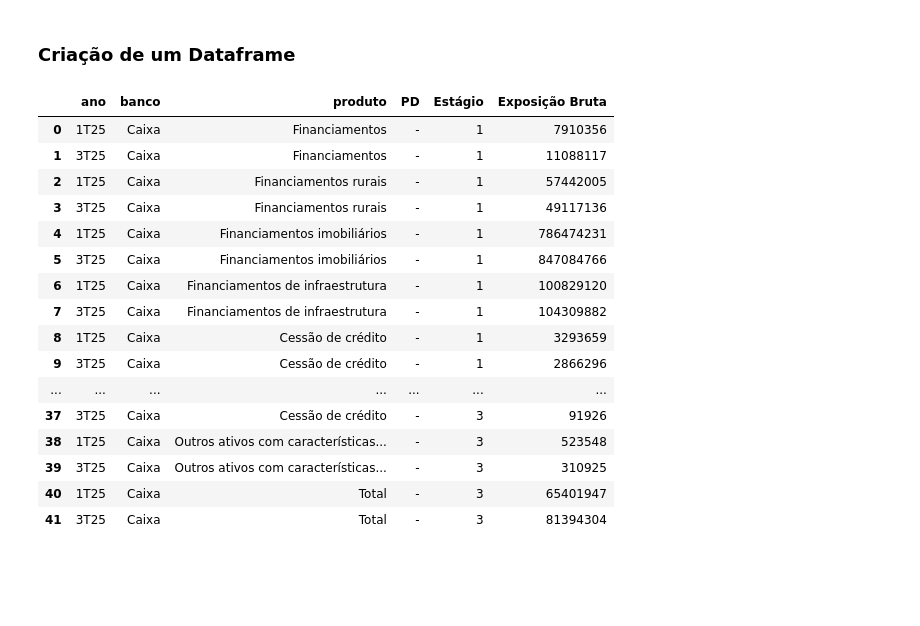
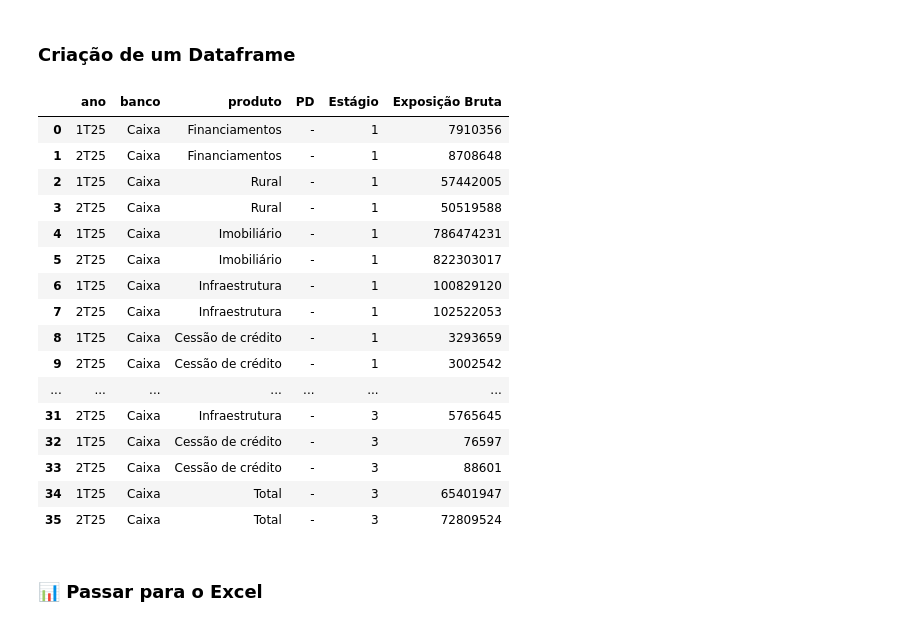
Before and after one commit to Beatriz-Bronoski/MVP---RI-extract, a Jupyter notebook: Extrator - Caixa.ipynb, the cells around one changed output. Saved outputs shown, nothing was run; the diff lists cells and outputs as text; code cells hidden in the pictures; blank space fills up the shorter version.

Commit message:
últimas mudanças do MVP

```diff
--- a/Extrator - Caixa.ipynb
+++ b/Extrator - Caixa.ipynb
@@ -14,7 +71,7 @@ from datetime import datetime
 # %%
 
-with pdfplumber.open("BrGaap - Demonstrações Contábeis 3T25.pdf") as pdf:
-    paginas = pdf.pages[31:36]  # intervalo desejado
+with pdfplumber.open("BrGaap - Demonstrações Contábeis 1T25.pdf") as pdf:
+    paginas = pdf.pages[47:53]  # intervalo desejado
 
     textos = []
     for page in paginas:
@@ -30,7 +87,7 @@ text = "\n".join(line.strip() for line in text.splitlines() if line.strip())
 
 # Define início e fim
 start = text.find("(b) Movimentação por estágios da carteira de crédito")
-end = text.find("(c) Composição da carteira por faixa de atraso", start)
+end = text.find("(c) Composição por carteiras de crédito e faixas de vencimentos", start)
 
 trecho = text[start:end]
 
@@ -224,6 +286,7 @@ Total 65.401.947 81.394.304
 # %% [markdown]
 ### Blocagem de estágios
 # %%
+
 def split_blocos_estagio(texto: str) -> dict:
     blocos = {}
     estagio_atual = None
@@ -231,9 +294,17 @@ def split_blocos_estagio(texto: str) -> dict:
 
     for linha in texto.splitlines():
 
-        match = re.match(r"Estágio\s+(\d+)", linha)
+        # 🔥 Remove tudo após "Estágio X"
+        linha = re.sub(
+            r"(Estágio\s+\d+).*",
+            r"\1",
+            linha,
+            flags=re.IGNORECASE
+        ).strip()
+
+        match = re.search(r"\bEstágio\s+(\d+)", linha, flags=re.IGNORECASE)
+
         if match:
-            # salva bloco anterior
             if estagio_atual is not None:
                 blocos[estagio_atual] = "\n".join(buffer)
                 buffer = []
@@ -244,7 +315,6 @@ def split_blocos_estagio(texto: str) -> dict:
         if estagio_atual is not None:
             buffer.append(linha)
 
-    # salva último bloco
     if estagio_atual is not None:
         blocos[estagio_atual] = "\n".join(buffer)
 
@@ -314,31 +384,46 @@ def construir_linhas_caixa(texto_reduzido: str, trecho_original: str) -> list[di
 
     return linhas_finais
 # %%
+# como mudar o nome da última coluna para Exposição Bruta ou Perda Esperada?
+
+# Padroniza os nomes
+MAP_RENOMEAR = {
+    "Financiamentos": "Financiamentos",
+    "Financiamentos rurais": "Rural",
+    "Financiamentos imobiliários": "Imobiliário",
+    "Financiamentos de infraestrutura": "Infraestrutura",
+    "Cessão de crédito": "Cessão de crédito",
+    "Outros ativos com características de concessão de crédito": "Outros ativos",
+}
+
+# gera a tabela
 texto_reduzido = reduzir_texto(trecho)
 texto_individual = "\n".join(categorias(texto_reduzido, "Individual"))
 
 linhas = construir_linhas_caixa(texto_individual, trecho)
 
 df_final = pd.DataFrame(linhas)
 
 # remove total
-df_final = df_final[df_final["produto"] != "Total"].copy()
+df_final = df_final.copy().replace(MAP_RENOMEAR)
 df_final
 # %% [output]
 |  | ano | banco | produto | PD | Estágio | Exposição Bruta |
 | 0 | 1T25 | Caixa | Financiamentos | - | 1 | 7910356 |
-| 1 | 3T25 | Caixa | Financiamentos | - | 1 | 11088117 |
-| 2 | 1T25 | Caixa | Financiamentos rurais | - | 1 | 57442005 |
-| 3 | 3T25 | Caixa | Financiamentos rurais | - | 1 | 49117136 |
-| 4 | 1T25 | Caixa | Financiamentos imobiliários | - | 1 | 786474231 |
-| 5 | 3T25 | Caixa | Financiamentos imobiliários | - | 1 | 847084766 |
-| 6 | 1T25 | Caixa | Financiamentos de infraestrutura | - | 1 | 100829120 |
-| 7 | 3T25 | Caixa | Financiamentos de infraestrutura | - | 1 | 104309882 |
+| 1 | 2T25 | Caixa | Financiamentos | - | 1 | 8708648 |
+| 2 | 1T25 | Caixa | Rural | - | 1 | 57442005 |
+| 3 | 2T25 | Caixa | Rural | - | 1 | 50519588 |
+| 4 | 1T25 | Caixa | Imobiliário | - | 1 | 786474231 |
+| 5 | 2T25 | Caixa | Imobiliário | - | 1 | 822303017 |
+| 6 | 1T25 | Caixa | Infraestrutura | - | 1 | 100829120 |
+| 7 | 2T25 | Caixa | Infraestrutura | - | 1 | 102522053 |
 | 8 | 1T25 | Caixa | Cessão de crédito | - | 1 | 3293659 |
-| 9 | 3T25 | Caixa | Cessão de crédito | - | 1 | 2866296 |
+| 9 | 2T25 | Caixa | Cessão de crédito | - | 1 | 3002542 |
 | ... | ... | ... | ... | ... | ... | ... |
-| 37 | 3T25 | Caixa | Cessão de crédito | - | 3 | 91926 |
-| 38 | 1T25 | Caixa | Outros ativos com características... | - | 3 | 523548 |
-| 39 | 3T25 | Caixa | Outros ativos com características... | - | 3 | 310925 |
-| 40 | 1T25 | Caixa | Total | - | 3 | 65401947 |
-| 41 | 3T25 | Caixa | Total | - | 3 | 81394304 |
+| 31 | 2T25 | Caixa | Infraestrutura | - | 3 | 5765645 |
+| 32 | 1T25 | Caixa | Cessão de crédito | - | 3 | 76597 |
+| 33 | 2T25 | Caixa | Cessão de crédito | - | 3 | 88601 |
+| 34 | 1T25 | Caixa | Total | - | 3 | 65401947 |
+| 35 | 2T25 | Caixa | Total | - | 3 | 72809524 |
+# %% [markdown]
+### 📊 Passar para o Excel
```
Also changed, not shown: parts of 21 cells of this notebook, 10 other files.
